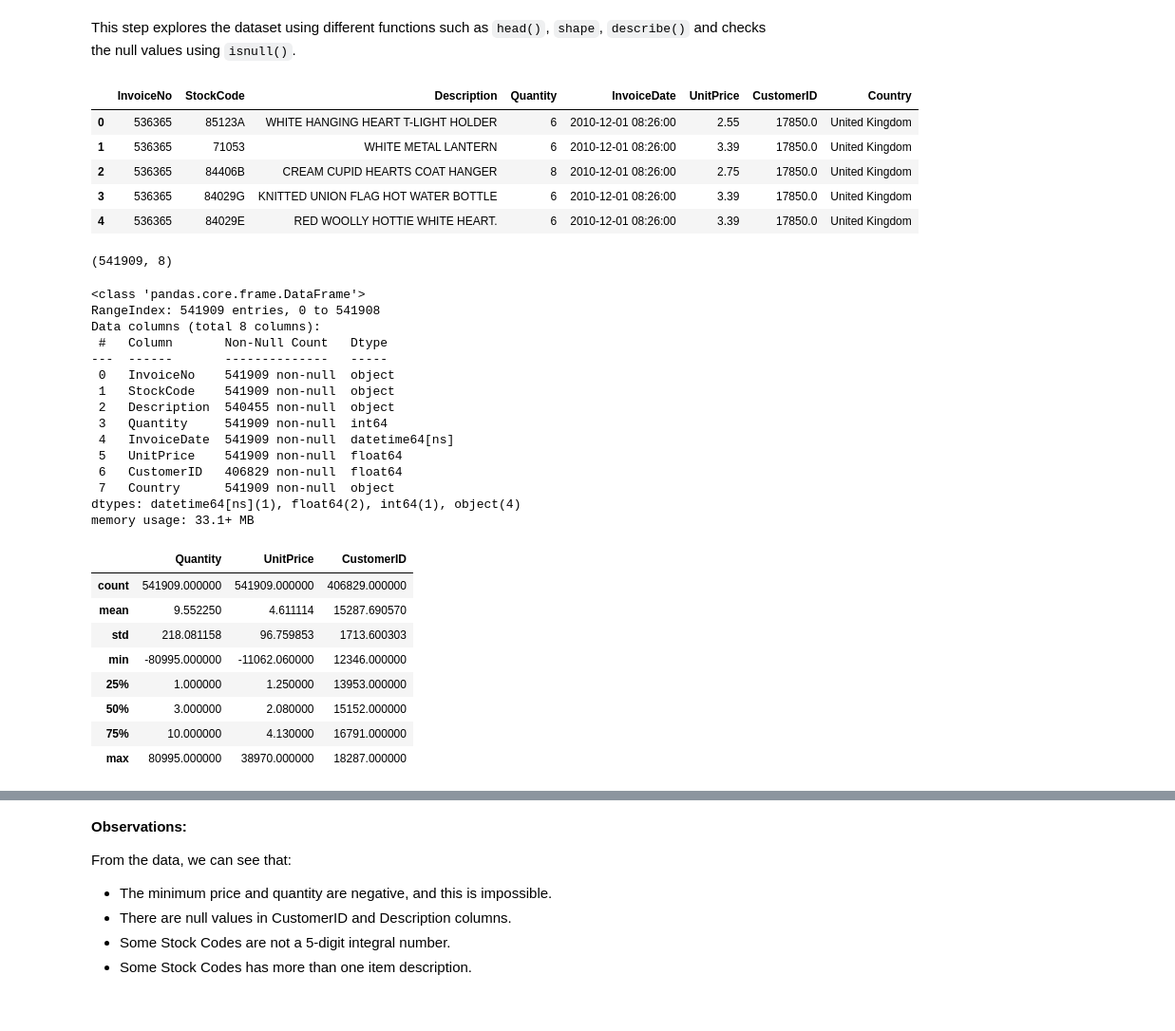
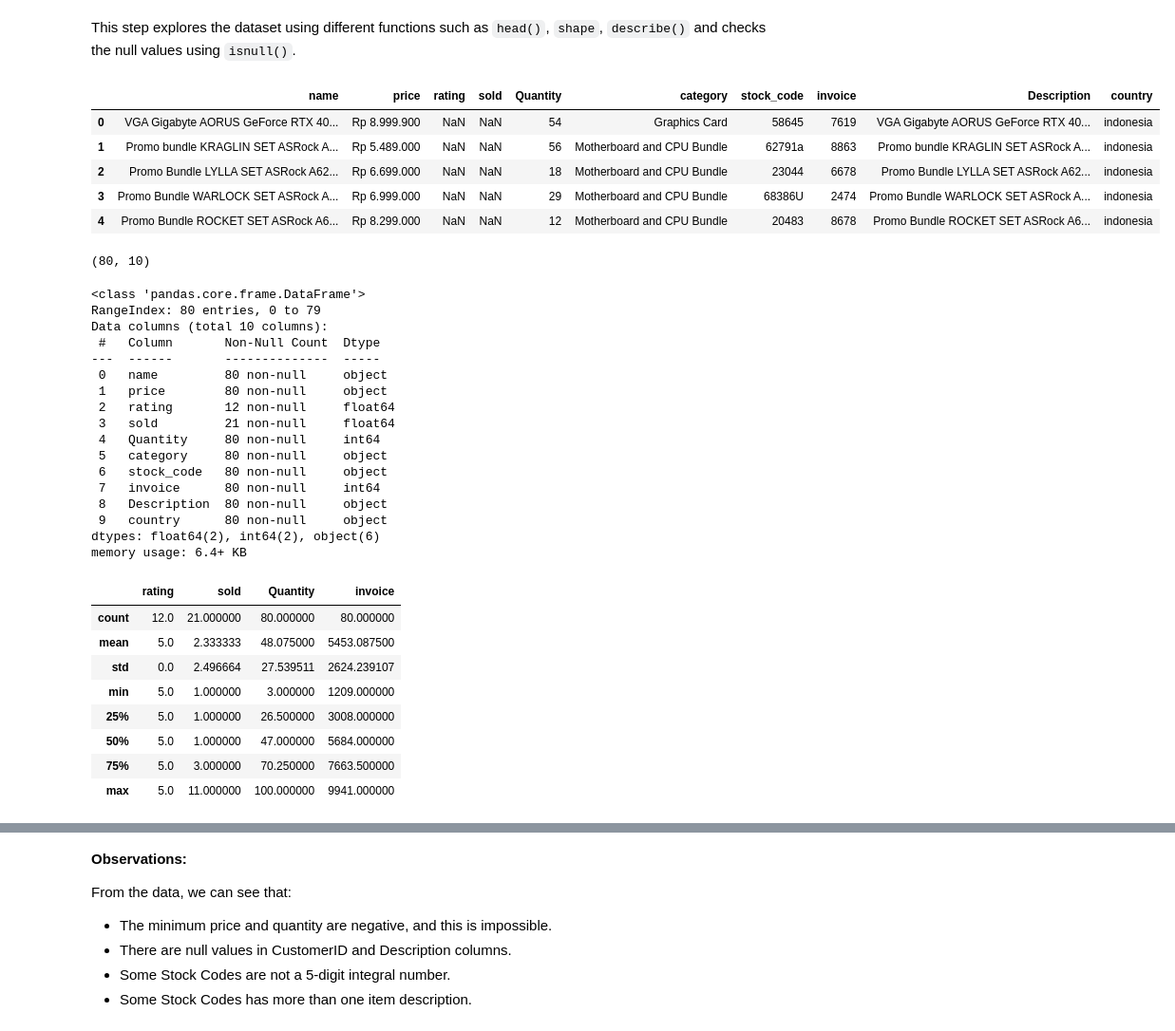
Before and after one commit to Moneyacz/Kreatoroom, a Jupyter notebook: models/bundling_recom.ipynb, the cells around one changed output, grey strips where cells are left out. Shown at 95% size. Drawn from its saved outputs; the diff is of its cells as text; code cells hidden in the pictures.

```diff
--- a/models/bundling_recom.ipynb
+++ b/models/bundling_recom.ipynb
@@ -53,49 +53,51 @@ pd.options.display.max_rows = None
 # %%
 # Read data in the excel file
 
-df = pd.read_excel('pojokITCom_data_product.xlsx')
+df = pd.read_excel('datasets/itcomsby.xlsx')
 df.head()
 # %% [output]
-|  | InvoiceNo | StockCode | Description | Quantity | InvoiceDate | UnitPrice | CustomerID | Country |
-| 0 | 536365 | 85123A | WHITE HANGING HEART T-LIGHT HOLDER | 6 | 2010-12-01 08:26:00 | 2.55 | 17850.0 | United Kingdom |
-| 1 | 536365 | 71053 | WHITE METAL LANTERN | 6 | 2010-12-01 08:26:00 | 3.39 | 17850.0 | United Kingdom |
-| 2 | 536365 | 84406B | CREAM CUPID HEARTS COAT HANGER | 8 | 2010-12-01 08:26:00 | 2.75 | 17850.0 | United Kingdom |
-| 3 | 536365 | 84029G | KNITTED UNION FLAG HOT WATER BOTTLE | 6 | 2010-12-01 08:26:00 | 3.39 | 17850.0 | United Kingdom |
-| 4 | 536365 | 84029E | RED WOOLLY HOTTIE WHITE HEART. | 6 | 2010-12-01 08:26:00 | 3.39 | 17850.0 | United Kingdom |
+|  | name | price | rating | sold | Quantity | category | stock_code | invoice | Description | country |
+| 0 | VGA Gigabyte AORUS GeForce RTX 40... | Rp 8.999.900 | NaN | NaN | 54 | Graphics Card | 58645 | 7619 | VGA Gigabyte AORUS GeForce RTX 40... | indonesia |
+| 1 | Promo bundle KRAGLIN SET ASRock A... | Rp 5.489.000 | NaN | NaN | 56 | Motherboard and CPU Bundle | 62791a | 8863 | Promo bundle KRAGLIN SET ASRock A... | indonesia |
+| 2 | Promo Bundle LYLLA SET ASRock A62... | Rp 6.699.000 | NaN | NaN | 18 | Motherboard and CPU Bundle | 23044 | 6678 | Promo Bundle LYLLA SET ASRock A62... | indonesia |
+| 3 | Promo Bundle WARLOCK SET ASRock A... | Rp 6.999.000 | NaN | NaN | 29 | Motherboard and CPU Bundle | 68386U | 2474 | Promo Bundle WARLOCK SET ASRock A... | indonesia |
+| 4 | Promo Bundle ROCKET SET ASRock A6... | Rp 8.299.000 | NaN | NaN | 12 | Motherboard and CPU Bundle | 20483 | 8678 | Promo Bundle ROCKET SET ASRock A6... | indonesia |
 # %%
 df.shape
 # %% [output]
-(541909, 8)
+(80, 10)
 # %%
 df.info()
 # %% [output]
 <class 'pandas.core.frame.DataFrame'>
-RangeIndex: 541909 entries, 0 to 541908
-Data columns (total 8 columns):
- #   Column       Non-Null Count   Dtype
----  ------       --------------   -----
- 0   InvoiceNo    541909 non-null  object
- 1   StockCode    541909 non-null  object
- 2   Description  540455 non-null  object
- 3   Quantity     541909 non-null  int64
- 4   InvoiceDate  541909 non-null  datetime64[ns]
- 5   UnitPrice    541909 non-null  float64
- 6   CustomerID   406829 non-null  float64
- 7   Country      541909 non-null  object
-dtypes: datetime64[ns](1), float64(2), int64(1), object(4)
-memory usage: 33.1+ MB
+RangeIndex: 80 entries, 0 to 79
+Data columns (total 10 columns):
+ #   Column       Non-Null Count  Dtype
+---  ------       --------------  -----
+ 0   name         80 non-null     object
+ 1   price        80 non-null     object
+ 2   rating       12 non-null     float64
+ 3   sold         21 non-null     float64
+ 4   Quantity     80 non-null     int64
+ 5   category     80 non-null     object
+ 6   stock_code   80 non-null     object
+ 7   invoice      80 non-null     int64
+ 8   Description  80 non-null     object
+ 9   country      80 non-null     object
+dtypes: float64(2), int64(2), object(6)
+memory usage: 6.4+ KB
 # %%
 df.describe()
 # %% [output]
-|  | Quantity | UnitPrice | CustomerID |
-| count | 541909.000000 | 541909.000000 | 406829.000000 |
-| mean | 9.552250 | 4.611114 | 15287.690570 |
-| std | 218.081158 | 96.759853 | 1713.600303 |
-| min | -80995.000000 | -11062.060000 | 12346.000000 |
-| 25% | 1.000000 | 1.250000 | 13953.000000 |
-| 50% | 3.000000 | 2.080000 | 15152.000000 |
-| 75% | 10.000000 | 4.130000 | 16791.000000 |
-| max | 80995.000000 | 38970.000000 | 18287.000000 |
+|  | rating | sold | Quantity | invoice |
+| count | 12.0 | 21.000000 | 80.000000 | 80.000000 |
+| mean | 5.0 | 2.333333 | 48.075000 | 5453.087500 |
+| std | 0.0 | 2.496664 | 27.539511 | 2624.239107 |
+| min | 5.0 | 1.000000 | 3.000000 | 1209.000000 |
+| 25% | 5.0 | 1.000000 | 26.500000 | 3008.000000 |
+| 50% | 5.0 | 1.000000 | 47.000000 | 5684.000000 |
+| 75% | 5.0 | 3.000000 | 70.250000 | 7663.500000 |
+| max | 5.0 | 11.000000 | 100.000000 | 9941.000000 |
 # %%
 # Check null values
 df.isnull().sum()
```
Also changed, not shown: parts of 45 cells of this notebook, 6 other files.
